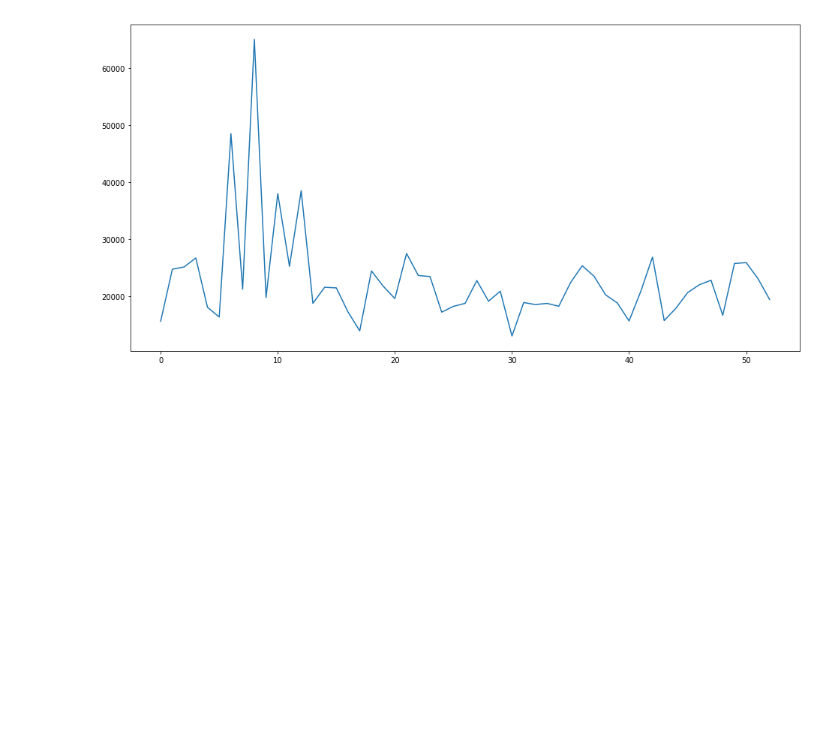
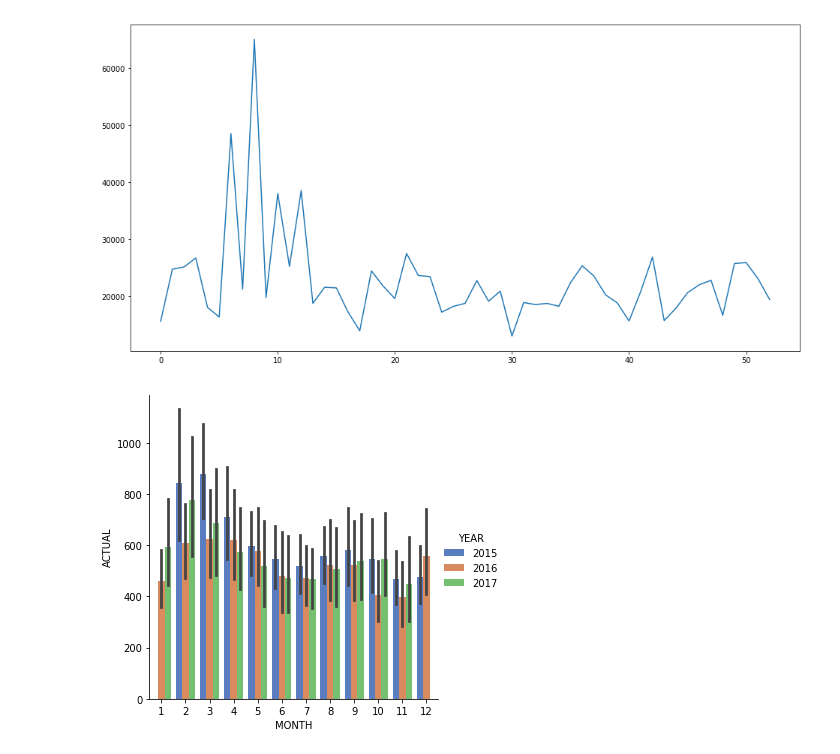
Before and after one commit to antonlagunov1623/ITechArt_lab, a Jupyter notebook: task1.ipynb, the cells around one changed output. Drawn from its saved outputs; the diff is of its cells as text; code cells hidden in the pictures; blank space fills up the shorter version.

```diff
--- a/task1.ipynb
+++ b/task1.ipynb
@@ -1355,0 +1399,4 @@ plt.show()
+# %%
+thermometer['YEAR'] = [d.year for d in thermometer['WEEK']]
+thermometer['MONTH'] = [d.month for d in thermometer['WEEK']]
+thermometer['DAY'] = [d.day for d in thermometer['WEEK']]
@@ -1355,0 +1411,16 @@ plt.show()
+# %%
+thermometer['SEG'] = thermometer['SEG'].replace(seg_dic)
+vit_c['SEG'] = vit_c['SEG'].replace(seg_dic)
+flu['SEG'] = flu['SEG'].replace(seg_dic)
+# %%
+thermometer['ACTUAL'] = thermometer['ACTUAL'].apply(lambda x: replace_negative(x))
+vit_c['ACTUAL'] = vit_c['ACTUAL'].apply(lambda x: replace_negative(x))
+flu['ACTUAL'] = flu['ACTUAL'].apply(lambda x: replace_negative(x))
+# %%
+thermometer['PROMO'] = thermometer['PROMO'].replace(promo_dic)
+vit_c['PROMO'] = vit_c['PROMO'].replace(promo_dic)
+flu['PROMO'] = flu['PROMO'].replace(promo_dic)
+# %%
+sns.catplot(x='MONTH', y='ACTUAL', hue='YEAR', data=thermometer, kind='bar', palette='muted');
+# %% [output]
+[figure, added]
```
Also changed, not shown: parts of 34 cells of this notebook.
